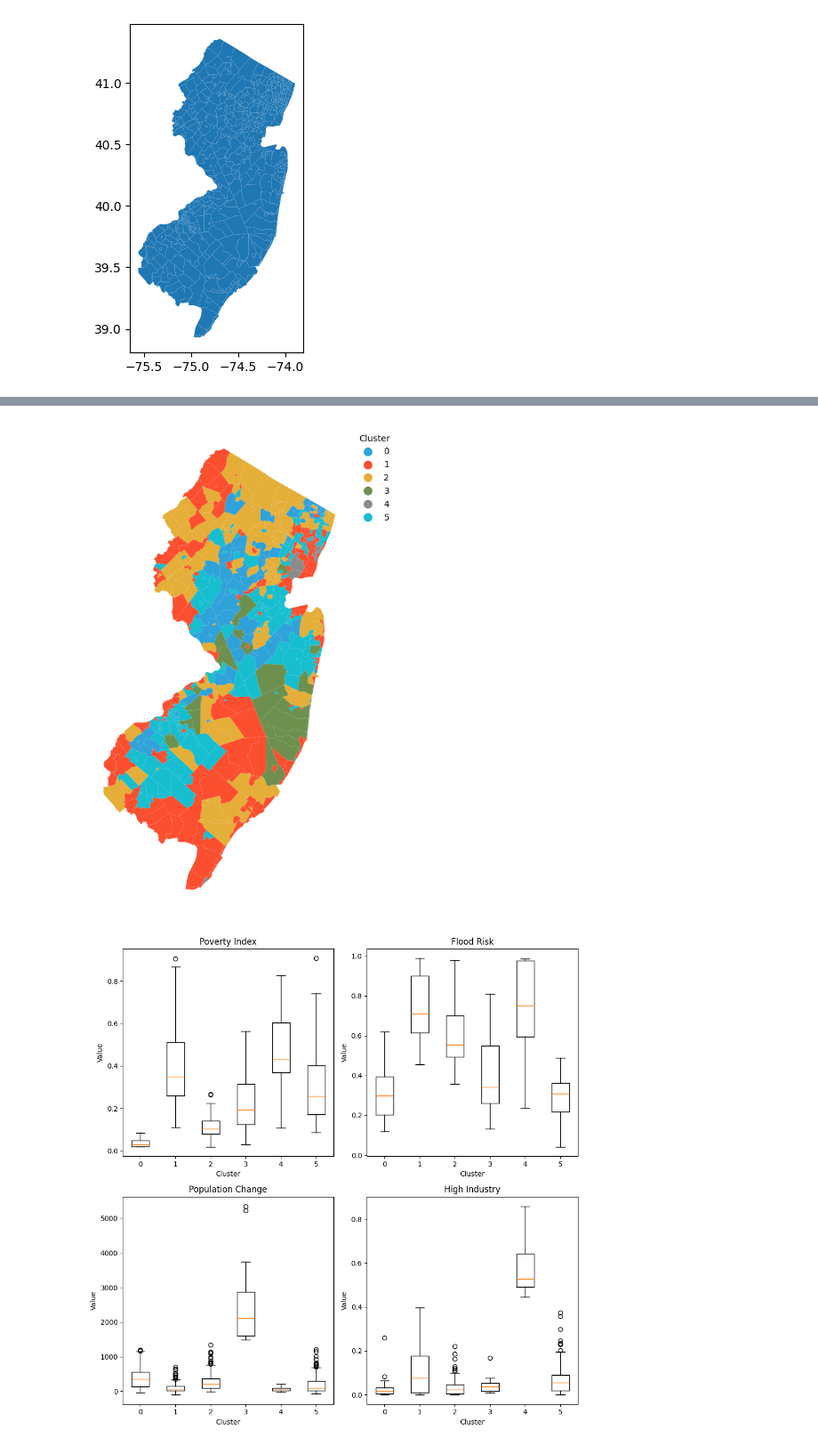
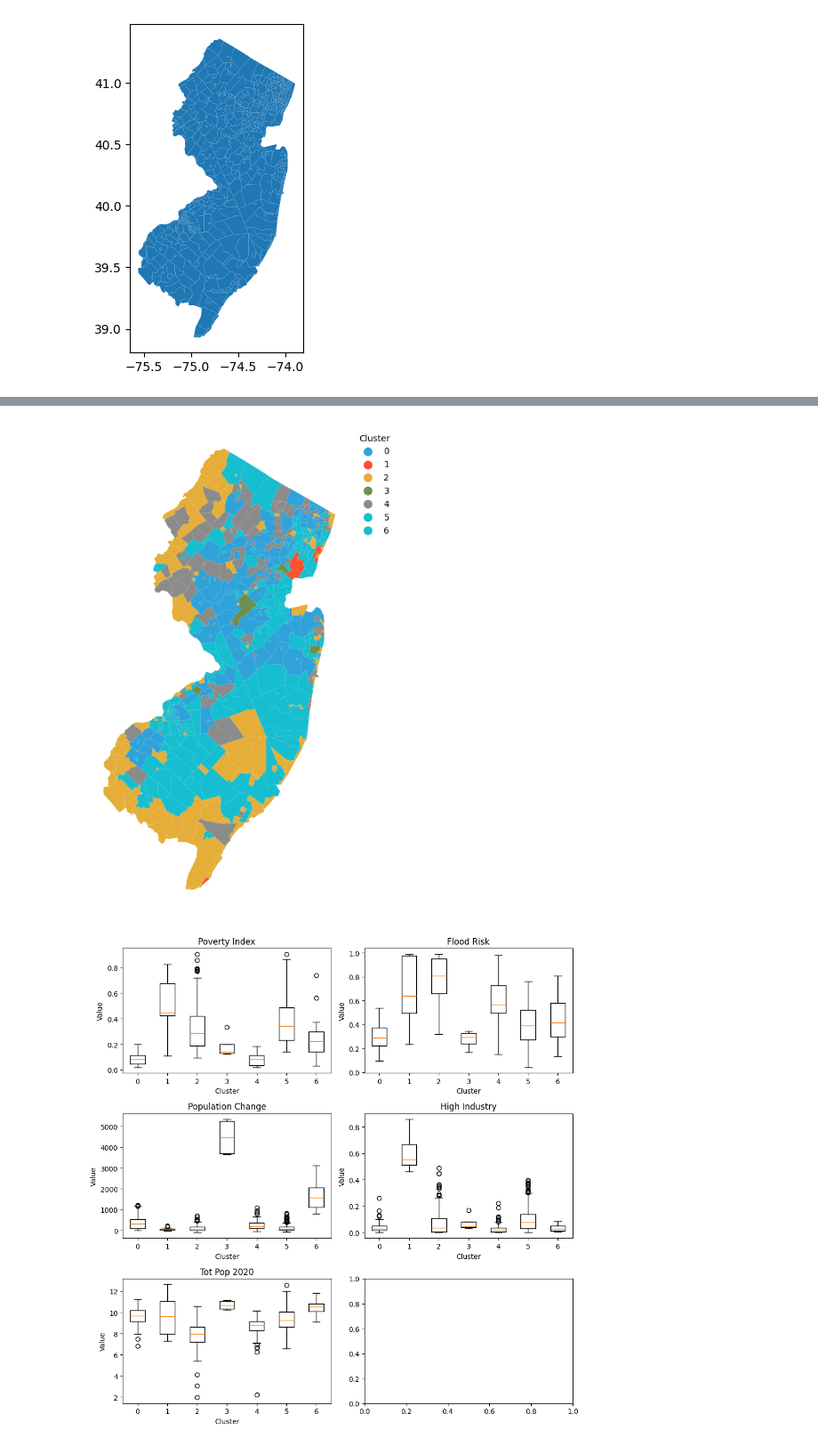
Before and after one commit to nlebovits/mach-superstudio, a Jupyter notebook: notebooks/retreat_index.ipynb, the cells around one changed output, grey strips where cells are left out. Shown at 89% size. Drawn from its saved outputs; the diff is of its cells as text; code cells hidden in the pictures.

```diff
--- a/notebooks/retreat_index.ipynb
+++ b/notebooks/retreat_index.ipynb
@@ -44,7 +53,7 @@ cluster_dat.plot()
 cluster_dat['pct_70_year_pop_change'] = ((cluster_dat['tot_pop_2020'] - cluster_dat['tot_pop_1950']) / cluster_dat['tot_pop_1950']) * 100
 # %%
 # select the following columns: P200_I_PFS, FLD_PFS, pct_thirty_yr_pop_change, geometry
-retreat_index_gdf = cluster_dat[['pov_rt', 'flood_risk', 'pct_70_year_pop_change', 'developed_high_intensity', 'geometry']]
+retreat_index_gdf = cluster_dat[['pov_rt', 'flood_risk', 'pct_70_year_pop_change', 'developed_high_intensity', 'tot_pop_2020', 'geometry']]
 # %%
 retreat_index_gdf.head()
 # %% [output]
@@ -151,12 +172,13 @@ from sklearn.preprocessing import StandardScaler
 
 # Step 1: Apply transformations
 retreat_index_gdf['log_pov_rt'] = np.log(retreat_index_gdf['pov_rt'])
+retreat_index_gdf['log_tot_pop_2020'] = np.log(retreat_index_gdf['tot_pop_2020'])
 retreat_index_gdf['sqrt_flood_risk'] = np.sqrt(retreat_index_gdf['flood_risk'])
 retreat_index_gdf['squared_developed_high_intensity'] = retreat_index_gdf['developed_high_intensity'] ** 2
 
 # Step 2: Z-score normalize the variables
 scaler = StandardScaler()
-variables_to_normalize = ['log_pov_rt', 'sqrt_flood_risk', 'pct_70_year_pop_change', 'squared_developed_high_intensity']
+variables_to_normalize = ['log_pov_rt', 'sqrt_flood_risk', 'pct_70_year_pop_change', 'squared_developed_high_intensity', 'log_tot_pop_2020']
 # Drop NA values from the dataframe to avoid errors in scaling and clustering
 cleaned_gdf = retreat_index_gdf.dropna(subset=variables_to_normalize)
 normalized_data = scaler.fit_transform(cleaned_gdf[variables_to_normalize])
@@ -179,0 +207,15 @@ See the caveats in the documentation: https://pandas.pydata.org/pandas-docs/stab
+# %%
+# run PCA on the normalized data to show which variables are most important
+from sklearn.decomposition import PCA
+
+pca = PCA()
+pca.fit(normalized_df)
+
+# Plot the explained variance ratio
+plt.figure(figsize=(10, 6))
+
+plt.plot(range(1, len(pca.explained_variance_ratio_) + 1), pca.explained_variance_ratio_, marker='o')
+plt.xlabel('Principal Component')
+plt.ylabel('Explained Variance Ratio')
+
+plt.show()
@@ -204,6 +276,6 @@ plt.show()
 # %%
 # Step 3: Cluster the normalized and cleaned data
-kmeans = KMeans(n_clusters=6, random_state=42)  # Adjust the number of clusters as needed
+kmeans = KMeans(n_clusters=7, random_state=42)  # Adjust the number of clusters as needed
 clusters = kmeans.fit_predict(normalized_df)
 # %%
 cleaned_gdf['cluster'] = clusters  # Add cluster labels to the cleaned GeoDataFrame
@@ -253,33 +326,33 @@ ax.set_ylabel('')
 plt.tight_layout(rect=[0, 0, 0.85, 1])  # Adjust the layout to leave space for the legend
 plt.show()
 # %% [output]
-[figure, old version]
+[figure, new version]
 # %%
 # Variables to plot
-variables = ['pov_rt', 'flood_risk', 'pct_70_year_pop_change', 'developed_high_intensity']
-titles = ['Poverty Index', 'Flood Risk', 'Population Change', 'High Industry']
+variables = ['pov_rt', 'flood_risk', 'pct_70_year_pop_change', 'developed_high_intensity', 'log_tot_pop_2020']
+titles = ['Poverty Index', 'Flood Risk', 'Population Change', 'High Industry', 'Tot Pop 2020']
 
 # Creating box plots
-fig, axes = plt.subplots(2, 2, figsize=(10, 10))
+fig, axes = plt.subplots(3, 2, figsize=(10, 10))
 
 # Flatten the axes array and iterate over it
 for ax, var, title in zip(axes.flatten(), variables, titles):
 
     # Prepare data for plotting: extract values for each cluster
     data_to_plot = [retreat_index_gdf[retreat_index_gdf['cluster'] == cluster][var] for cluster in sorted(retreat_index_gdf['cluster'].unique())]
 
     # Create box plot
     ax.boxplot(data_to_plot)
 
     # Setting titles and labels
     ax.set_title(title)
     ax.set_xlabel('Cluster')
     ax.set_ylabel('Value')
     ax.set_xticklabels(sorted(retreat_index_gdf['cluster'].unique()))
 
 plt.tight_layout()
 plt.show()
 # %% [output]
-[figure, old version]
+[figure, new version]
 # %%
 # Create a new column 'highlight' that is True for clusters 2 and 3, and False otherwise
```
Also changed, not shown: parts of 22 cells of this notebook, 4 other files.
